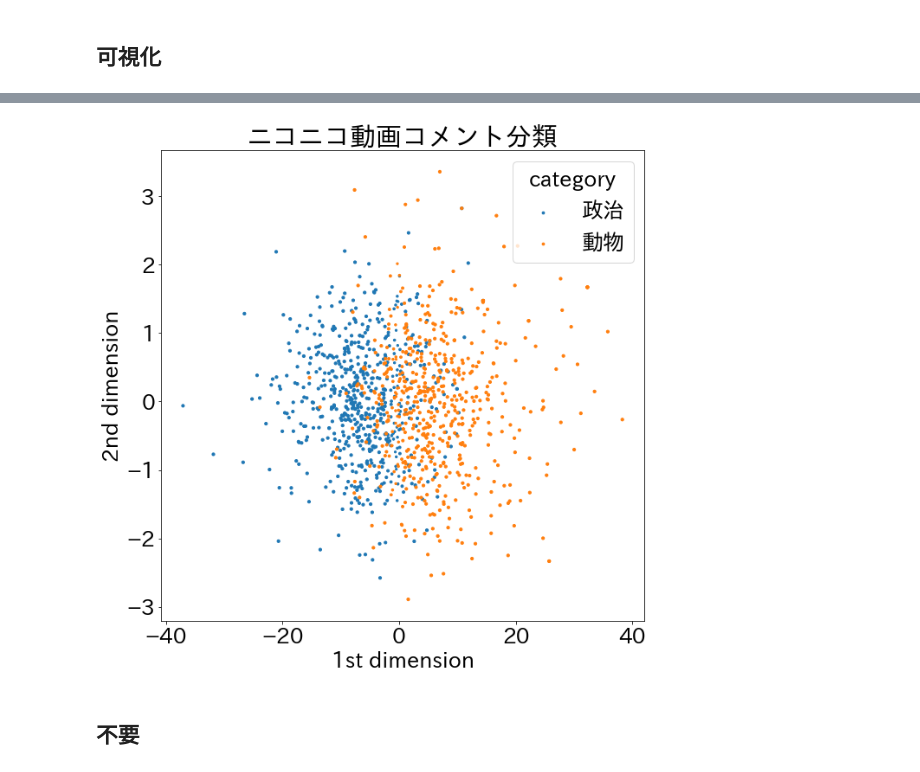
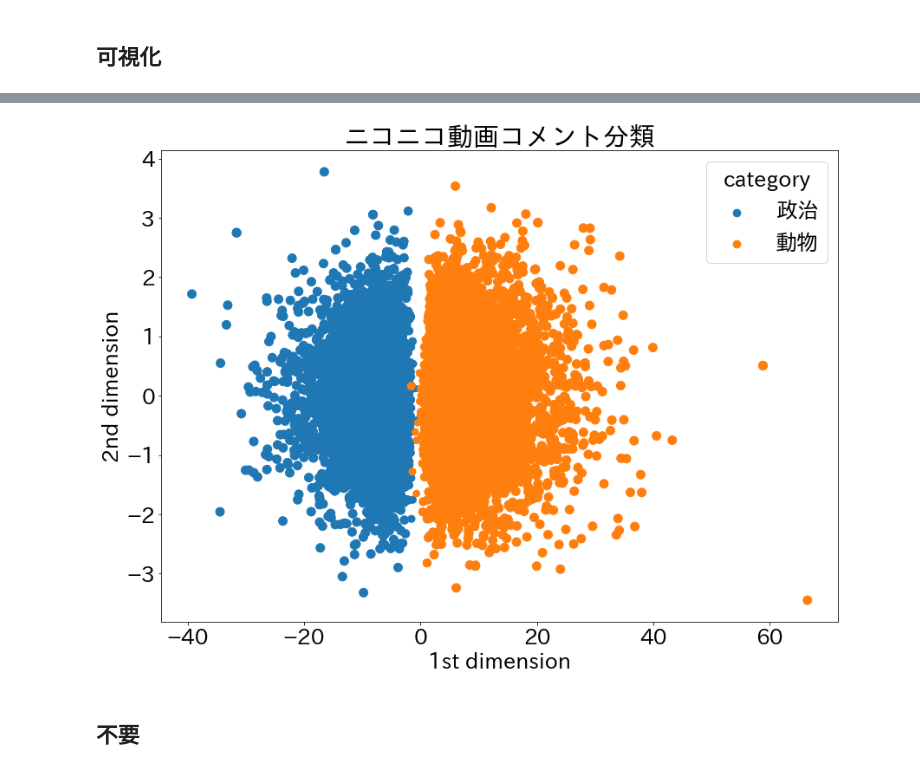
Before and after one commit to Arumat546/nico_cls, a Jupyter notebook: ニコニコFASTTEXT.ipynb, the cells around one changed output, grey strips where cells are left out. Drawn from its saved outputs; the diff is of its cells as text; code cells hidden in the pictures.

```diff
--- a/ニコニコFASTTEXT.ipynb
+++ b/ニコニコFASTTEXT.ipynb
@@ -131,6 +151,6 @@ print(ret[1])
 # %%
 #validデータを用いた精度確認
-with open("test_fasttext.txt") as f:
+with open("train_fasttext.txt") as f:
     l_strip = [s.strip() for s in f.readlines()] # strip()を利用することにより改行文字除去
 
 labels = []
@@ -139,13 +159,13 @@ sizes = []
 count=0
 for t in l_strip:
   if count %2 == 0:
-    labels.append(re.findall('__label__[01] ', t))
-    texts.append(re.findall(' (.*)', t))
+    labels.append(re.findall('__label__[01] ', t)[0])###################カテゴリ数
+    texts.append(re.findall(' (.*)', t)[0])
     sizes.append(model.predict(re.findall(' (.*)', t))[1][0][0])
   count += 1
 
-
-print("正解ラベル:{}".format(labels[12]))
-print(texts[12])
-print(model.predict(texts[12], k=2))
+#適当な例で実験
+print("正解ラベル:{}".format(labels[10]))
+print(texts[10])
+print(model.predict(texts[10], k=2))##########################kはカテゴリ数の表示上位設定
 # %% [output]
@@ -181,13 +183,13 @@ print(www)
 #記事一つ一つに対してベクトルを取得し、リストに格納
 vectors = []
 for t in texts:
-  texvec=model.get_sentence_vector(t[0])
+  texvec=model.get_sentence_vector(t)
   vectors.append(texvec)
 
 #numpy配列に変更
 vectors = np.array(vectors)
 labels = np.array(labels)
-#sizes = np.array(sizes)
+sizes = np.array(sizes)
 
 
 #StandardScalerを用いてベクトルを標準化
@@ -198,4 +200,4 @@ vectors_std = ss.fit_transform(vectors)
 pca = PCA()
 pca.fit(vectors_std)
 feature = pca.transform(vectors_std)
-feature = feature[:, :2]#二次元分
+feature = feature[:, :2]#2次元ベクトルに変換
@@ -222,50 +217,60 @@ from sklearn.decomposition import PCA
 #ベクトルを2次元プロット(sizesの数値によって点の大きさが変化)
 x0=[]
 x1=[]
+x2=[]
 y0=[]
 y1=[]
+y2=[]
 z0=[]
 z1=[]
-"""
-x0, y0, z0 = feature[labels=='__label__0 ', 0], feature[labels=='__label__0 ', 1]#, sizes[labels=='__label__0 ']*1000
-x1, y1, z1 = feature[labels=='__label__1 ', 0], feature[labels=='__label__1 ', 1]#, sizes[labels=='__label__1 ']*1000
+z2=[]
+
+#正解ラベルごとのベクトル値を格納
+x0, y0, z0 = feature[labels=='__label__0 ', 0], feature[labels=='__label__0 ', 1], sizes[labels=='__label__0 ']*100
+x1, y1, z1 = feature[labels=='__label__1 ', 0], feature[labels=='__label__1 ', 1], sizes[labels=='__label__1 ']*100
+#x2, y2, z2 = feature[labels=='__label__2 ', 0], feature[labels=='__label__2 ', 1], sizes[labels=='__label__2 ']*100
+
 #x2, y2, z2 = feature[labels=='ライフ', 0], feature[labels=='ライフ', 1], sizes[labels=='ライフ']*1000
 #x3, y3, z3 = feature[labels=='国内', 0], feature[labels=='国内', 1], sizes[labels=='国内']*1000
 #x4, y4, z4 = feature[labels=='国際', 0], feature[labels=='国際', 1], sizes[labels=='国際']*1000
 #x5, y5, z5 = feature[labels=='地域', 0], feature[labels=='地域', 1], sizes[labels=='地域']*1000
 #x6, y6, z6 = feature[labels=='経済', 0], feature[labels=='経済', 1], sizes[labels=='経済']*1000
+
 """
-
 count=0
 for ftr in feature:
   if labels[count] == '__label__0 ':
     x0.append(ftr[0])
     y0.append(ftr[1])
-    z0.append(sizes[count]*10)
+    z0.append(sizes[count]*100)
   elif labels[count] == '__label__1 ':
     x1.append(ftr[0])
     y1.append(ftr[1])
-    z1.append(sizes[count]*10)
+    z1.append(sizes[count]*100)
+  elif labels[count] == '__label__2 ':
+    x2.append(ftr[0])
+    y2.append(ftr[1])
+    z2.append(sizes[count]*100)
+  count += 1
+"""
 
-  count += 1
-
-
-plt.figure(figsize=(10, 10))
+plt.figure(figsize=(14, 10))
 plt.rcParams["font.size"]=25
 plt.scatter(x0, y0, label="政治", s=z0)
 plt.scatter(x1, y1, label="動物", s=z1)
+#plt.scatter(x2, y2, label="アイマス", s=z2)
 #plt.scatter(x2, y2, label="ライフ", s=z2)
 #plt.scatter(x3, y3, label="国内", s=z3)
 #plt.scatter(x4, y4, label="国際", s=z4)
 #plt.scatter(x5, y5, label="地域", s=z5)
 #plt.scatter(x6, y6, label="経済", s=z6)
 plt.title("ニコニコ動画コメント分類")
 plt.xlabel('1st dimension')
 plt.ylabel('2nd dimension')
 plt.legend(title="category")
 plt.show()
 # %% [output]
-[figure, old version]
+[figure, new version]
 # %% [markdown]
 ## **不要**
 # %%
```
Also changed, not shown: parts of 14 cells of this notebook.
